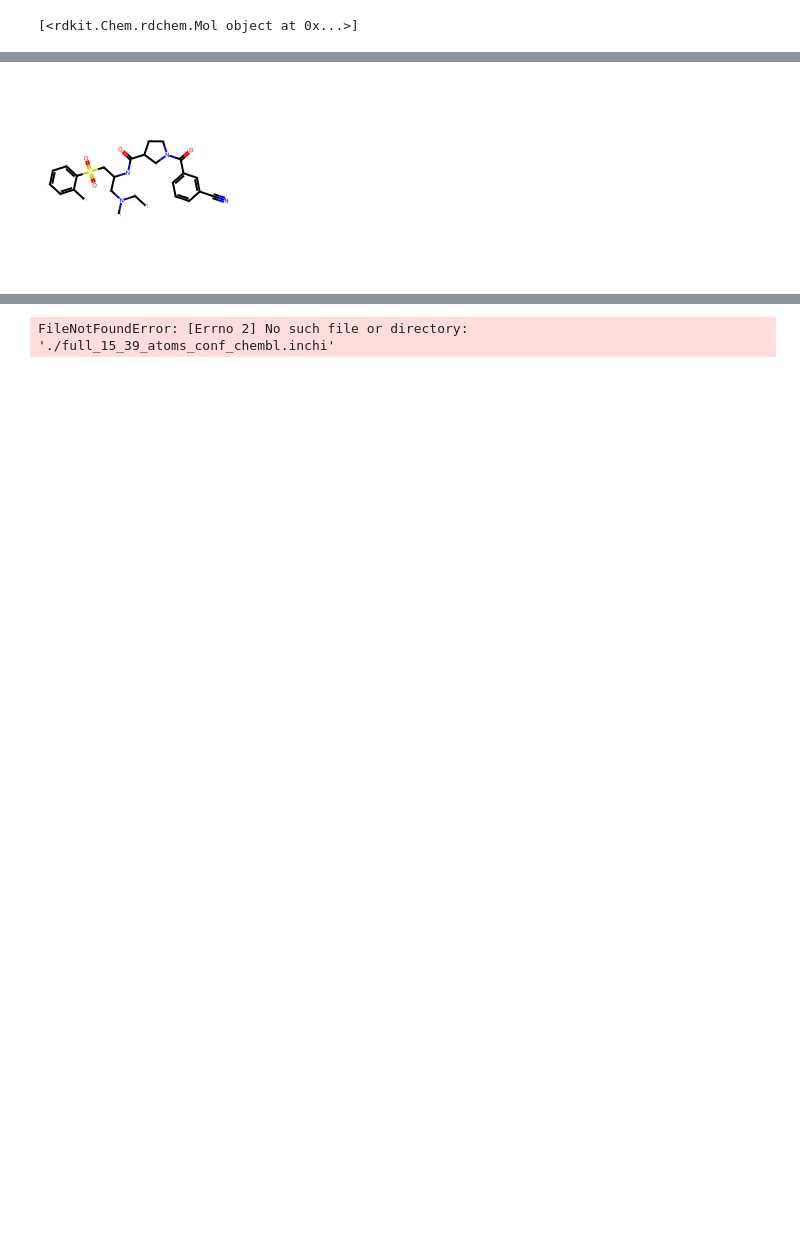
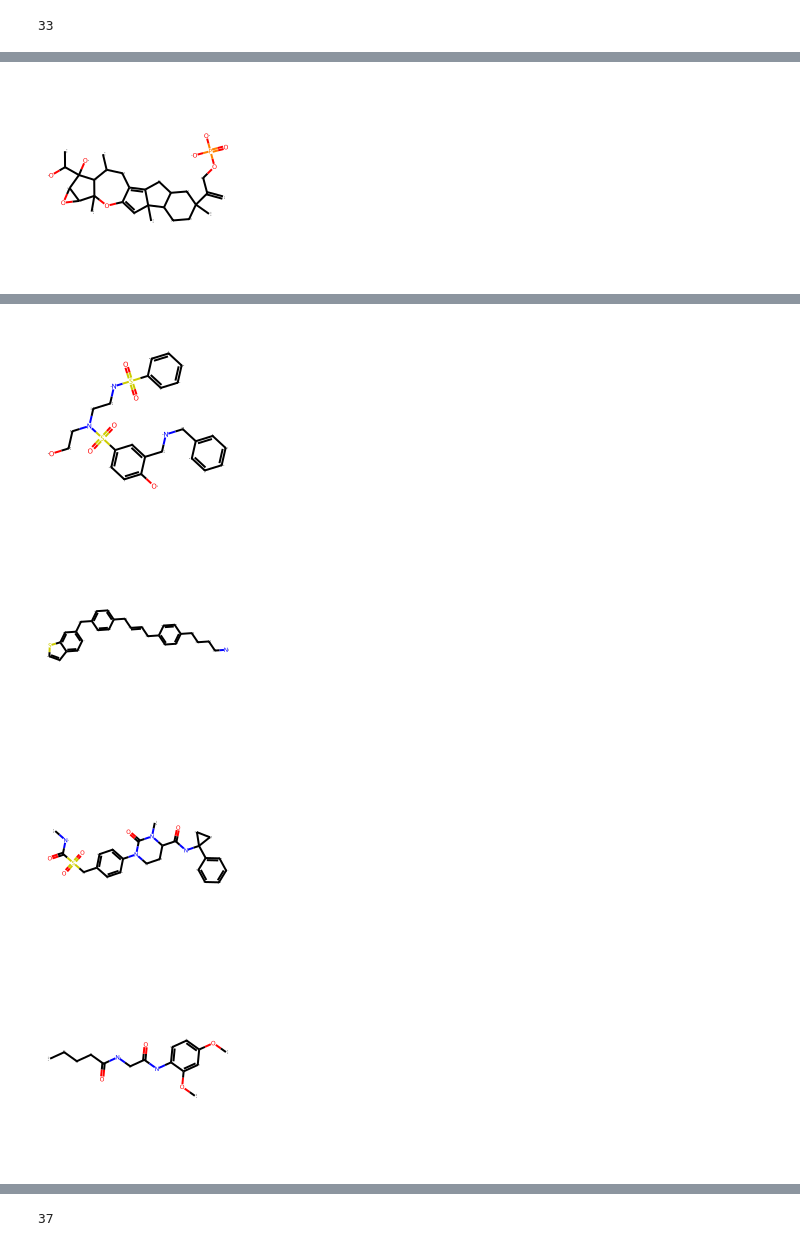
Before and after one commit to Membrizard/ml_conformer_generator, a Jupyter notebook: ml_conformer_generator_demo.ipynb, the cells around one changed output, grey strips where cells are left out. Drawn from its saved outputs; the diff is of its cells as text; code cells hidden in the pictures; blank space fills up the shorter version.

```diff
--- a/ml_conformer_generator_demo.ipynb
+++ b/ml_conformer_generator_demo.ipynb
@@ -25,9 +25,10 @@ generator = MLConformerGenerator(device=device)
 source_path = "./full_15_39_atoms_conf_chembl.inchi"
 
 ref_mol = Chem.MolFromMolFile("test_1.mol")
+print(ref_mol.GetNumAtoms())
 # rdDistGeom.EmbedMolecule(ref_mol, forceTol=0.001, randomSeed=12)
 
-samples = generator.generate_conformers(reference_conformer=ref_mol, n_samples=4)
+samples = generator.generate_conformers(reference_conformer=ref_mol, n_samples=10, variance=5)
 print(samples)
 
 for sample in samples:
@@ -40,7 +41,7 @@ _, std_samples = evaluate_samples(ref_mol, samples)
 view = py3Dmol.view(width=400, height=300, viewergrid=(2,2))
 
 for sample in std_samples:
-    print(f"Found in training Dataset - { not exact_match(Chem.MolFromMolBlock(sample['mol_block']), source_path)}")
+    print(Chem.MolFromMolBlock(sample['mol_block']).GetNumAtoms())
     view = py3Dmol.view(width=400, height=300)
     view.addModel(sample['mol_block'], 'mol')
     view.addModel(Chem.MolToMolBlock(ref_mol), 'mol')
@@ -49,4 +50,4 @@ for sample in std_samples:
     view.show()
     print(f"Shape Tanimoto - {sample['shape_tanimoto']}")
 # %% [output]
-[<rdkit.Chem.rdchem.Mol object at 0x...>]
+33
@@ -63 +72 @@ for sample in std_samples:
-[figure, old version]
+[figure, new version]
@@ -64,0 +73,4 @@ for sample in std_samples:
+[figure, added]
+[figure, added]
+[figure, added]
+[figure, added]
@@ -65 +79 @@ for sample in std_samples:
-FileNotFoundError: [Errno 2] No such file or directory: './full_15_39_atoms_conf_chembl.inchi'
+37
```
Also changed, not shown: parts of 1 cell of this notebook, 1 other file.
